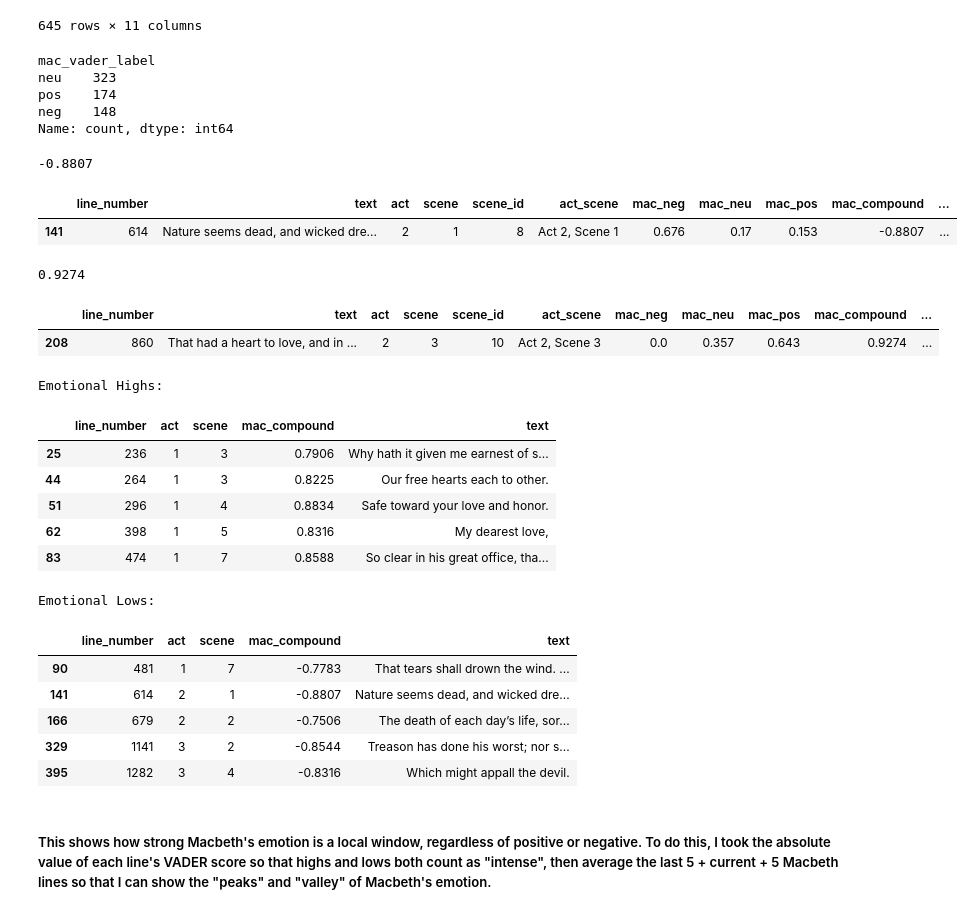
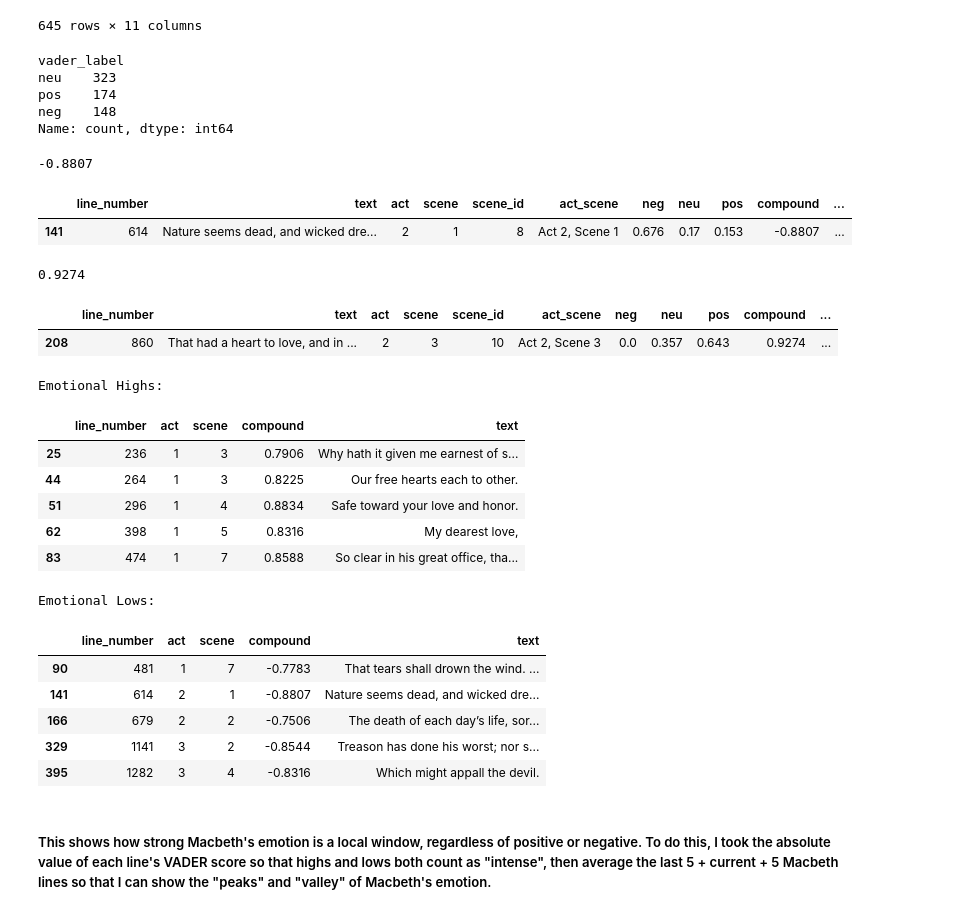
Before and after one commit to shultzcg/macbeth-nss-capstone, a Jupyter notebook: macbeth_character_VADER.ipynb, the cells around one changed output. Drawn from its saved outputs; the diff is of its cells as text; code cells hidden in the pictures.

```diff
--- a/macbeth_character_VADER.ipynb
+++ b/macbeth_character_VADER.ipynb
@@ -386,10 +386,12 @@ macbeth_only_df
 | 643 | 2402 | Yet I will try the last. Before m... | 5 | 8 | 28 | Act 5, Scene 8 | 0.000 | 1.000 | 0.000 | 0.0000 | ... |
 | 644 | 2403 | I throw my warlike shield. Lay on... | 5 | 8 | 28 | Act 5, Scene 8 | 0.000 | 1.000 | 0.000 | 0.0000 | ... |
 645 rows × 11 columns
+# %%
+macbeth_only_df = macbeth_only_df.rename(columns={'mac_neg': 'neg', 'mac_neu': 'neu', 'mac_pos': 'pos', 'mac_vader_label': 'vader_label', 'mac_compound': 'compound'})
 # %%
-macbeth_only_df["mac_vader_label"].value_counts()
+macbeth_only_df["vader_label"].value_counts()
 # %% [output]
-mac_vader_label
+vader_label
 neu    323
 pos    174
 neg    148
@@ -399,8 +401,8 @@ macbeth_only_df["mac_compound"].min()
 # %% [output]
 -0.8807
 # %%
-macbeth_only_df.loc[(macbeth_only_df.mac_compound == -0.8807)]
+macbeth_only_df.loc[(macbeth_only_df.compound == -0.8807)]
 # %% [output]
-|  | line_number | text | act | scene | scene_id | act_scene | mac_neg | mac_neu | mac_pos | mac_compound | ... |
+|  | line_number | text | act | scene | scene_id | act_scene | neg | neu | pos | compound | ... |
 | 141 | 614 | Nature seems dead, and wicked dre... | 2 | 1 | 8 | Act 2, Scene 1 | 0.676 | 0.17 | 0.153 | -0.8807 | ... |
 # %%
@@ -408,9 +410,9 @@ macbeth_only_df["mac_compound"].max()
 # %% [output]
 0.9274
 # %%
-macbeth_only_df.loc[(macbeth_only_df.mac_compound == 0.9274)]
+macbeth_only_df.loc[(macbeth_only_df.compound == 0.9274)]
 # %% [output]
-|  | line_number | text | act | scene | scene_id | act_scene | mac_neg | mac_neu | mac_pos | mac_compound | ... |
+|  | line_number | text | act | scene | scene_id | act_scene | neg | neu | pos | compound | ... |
 | 208 | 860 | That had a heart to love, and in ... | 2 | 3 | 10 | Act 2, Scene 3 | 0.0 | 0.357 | 0.643 | 0.9274 | ... |
 # %%
 high_threshold = 0.75
@@ -422,19 +424,19 @@ emotional_lows_macbeth = macbeth_only_df[macbeth_only_df["mac_compound"] <= low_
 # %%
 print("Emotional Highs:")
-display(emotional_highs_macbeth[["line_number", "act", "scene", "mac_compound", "text"]].head())
+display(emotional_highs_macbeth[["line_number", "act", "scene", "compound", "text"]].head())
 
 print("Emotional Lows:")
-display(emotional_lows_macbeth[["line_number", "act", "scene", "mac_compound", "text"]].head())
+display(emotional_lows_macbeth[["line_number", "act", "scene", "compound", "text"]].head())
 # %% [output]
 Emotional Highs:
-|  | line_number | act | scene | mac_compound | text |
+|  | line_number | act | scene | compound | text |
 | 25 | 236 | 1 | 3 | 0.7906 | Why hath it given me earnest of s... |
 | 44 | 264 | 1 | 3 | 0.8225 | Our free hearts each to other. |
 | 51 | 296 | 1 | 4 | 0.8834 | Safe toward your love and honor. |
 | 62 | 398 | 1 | 5 | 0.8316 | My dearest love, |
 | 83 | 474 | 1 | 7 | 0.8588 | So clear in his great office, tha... |
 Emotional Lows:
-|  | line_number | act | scene | mac_compound | text |
+|  | line_number | act | scene | compound | text |
 | 90 | 481 | 1 | 7 | -0.7783 | That tears shall drown the wind. ... |
 | 141 | 614 | 2 | 1 | -0.8807 | Nature seems dead, and wicked dre... |
 | 166 | 679 | 2 | 2 | -0.7506 | The death of each day’s life, sor... |
```
Also changed, not shown: parts of 334 cells of this notebook, 1 other file.
